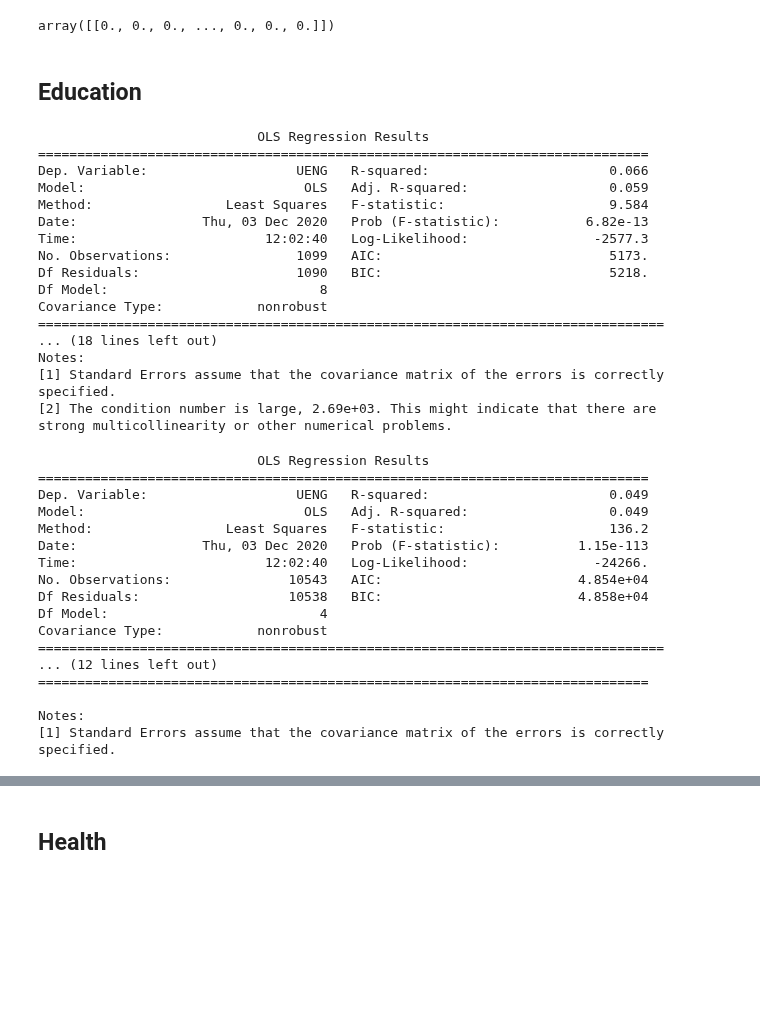
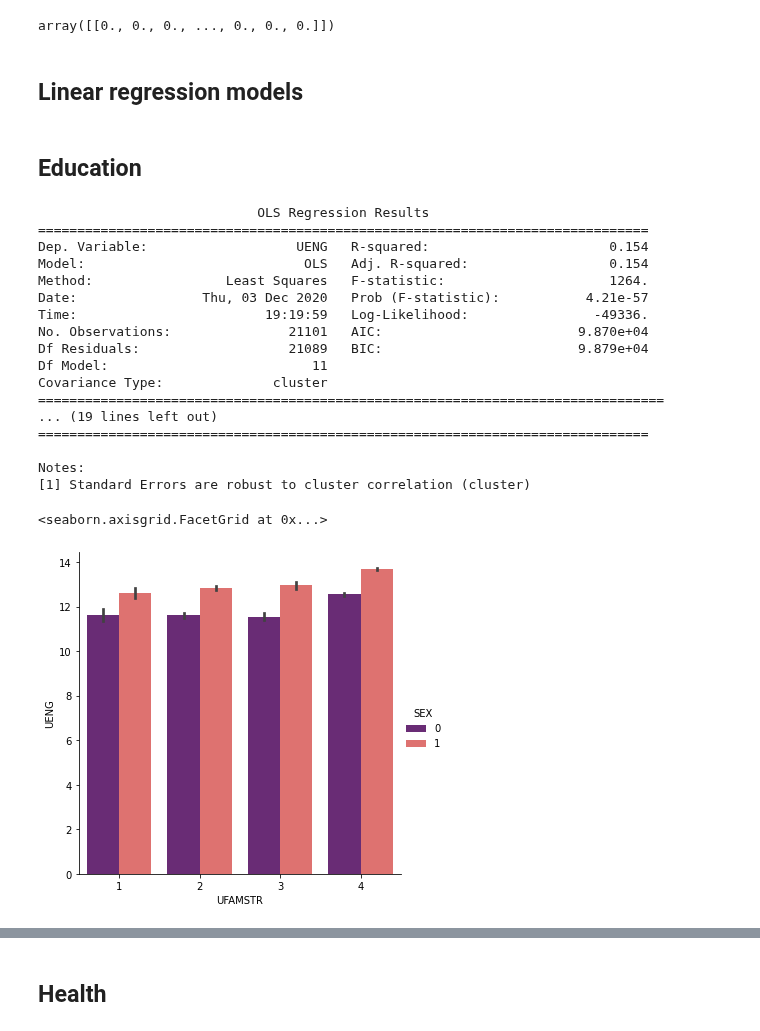
Before and after one commit to epfl-ada/ada-2020-project-milestone-p3-p3_ada-boi, a Jupyter notebook: creative_extension.ipynb, the cells around one changed output, grey strips where cells are left out. Drawn from its saved outputs; the diff is of its cells as text; code cells hidden in the pictures; blank space fills up the shorter version.

```diff
--- a/creative_extension.ipynb
+++ b/creative_extension.ipynb
@@ -179,0 +181,2 @@ array([[0., 0., 0., ..., 0., 0., 0.]])
+# %% [markdown]
+## Linear regression models
@@ -181,48 +201,29 @@ array([[0., 0., 0., ..., 0., 0., 0.]])
 ## Education
 # %%
 outcome = 'UENG'
-predictors = family+income+housing_hh
-res = res_NN(fc2,outcome, predictors)
+predictors = family+income+housing_hh+['SEX','UAGE','UACT','CSPECED']
+res = res_NN(fc23,outcome, predictors)
 print(res.summary())
 # %% [output]
                             OLS Regression Results
 ==============================================================================
-Dep. Variable:                   UENG   R-squared:                       0.066
-Model:                            OLS   Adj. R-squared:                  0.059
-Method:                 Least Squares   F-statistic:                     9.584
-Date:                Thu, 03 Dec 2020   Prob (F-statistic):           6.82e-13
-Time:                        12:02:40   Log-Likelihood:                -2577.3
-No. Observations:                1099   AIC:                             5173.
-Df Residuals:                    1090   BIC:                             5218.
-Df Model:                           8
-Covariance Type:            nonrobust
+Dep. Variable:                   UENG   R-squared:                       0.154
+Model:                            OLS   Adj. R-squared:                  0.154
+Method:                 Least Squares   F-statistic:                     1264.
+Date:                Thu, 03 Dec 2020   Prob (F-statistic):           4.21e-57
+Time:                        19:19:59   Log-Likelihood:                -49336.
+No. Observations:               21101   AIC:                         9.870e+04
+Df Residuals:                   21089   BIC:                         9.879e+04
+Df Model:                          11
+Covariance Type:              cluster
 ================================================================================
-... (18 lines left out)
+... (19 lines left out)
+==============================================================================
+
 Notes:
-[1] Standard Errors assume that the covariance matrix of the errors is correctly specified.
-[2] The condition number is large, 2.69e+03. This might indicate that there are
-strong multicollinearity or other numerical problems.
+[1] Standard Errors are robust to cluster correlation (cluster)
-# %%
-# Keep only significant variables
-outcome = 'UENG'
-predictors = ['UFAMSTR','UMH2','MNBEDRMS','OVERCROWDING']
-res = res_NN(fc2,outcome, predictors)
-print(res.summary())
-# %% [output]
-                            OLS Regression Results
-==============================================================================
-Dep. Variable:                   UENG   R-squared:                       0.049
-Model:                            OLS   Adj. R-squared:                  0.049
-Method:                 Least Squares   F-statistic:                     136.2
-Date:                Thu, 03 Dec 2020   Prob (F-statistic):          1.15e-113
-Time:                        12:02:40   Log-Likelihood:                -24266.
-No. Observations:               10543   AIC:                         4.854e+04
-Df Residuals:                   10538   BIC:                         4.858e+04
-Df Model:                           4
-Covariance Type:            nonrobust
-================================================================================
-... (12 lines left out)
-==============================================================================
-
-Notes:
-[1] Standard Errors assume that the covariance matrix of the errors is correctly specified.
+# %%
+sns.catplot(y='UENG', x='UFAMSTR', hue='SEX', kind='bar', palette='magma', data=df_NN(fc23,outcome,predictors))
+# %% [output]
+<seaborn.axisgrid.FacetGrid at 0x...>
+[figure, added]
```
Also changed, not shown: parts of 38 cells of this notebook.
